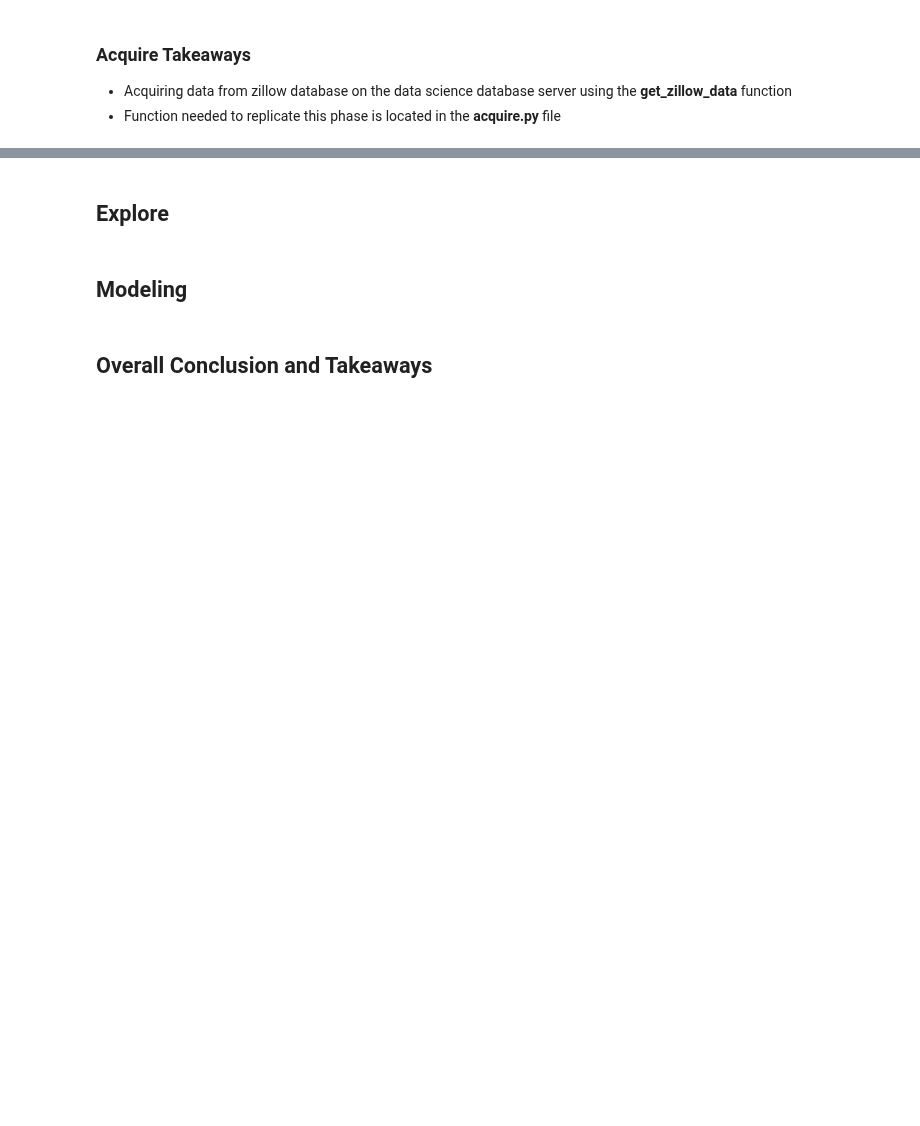
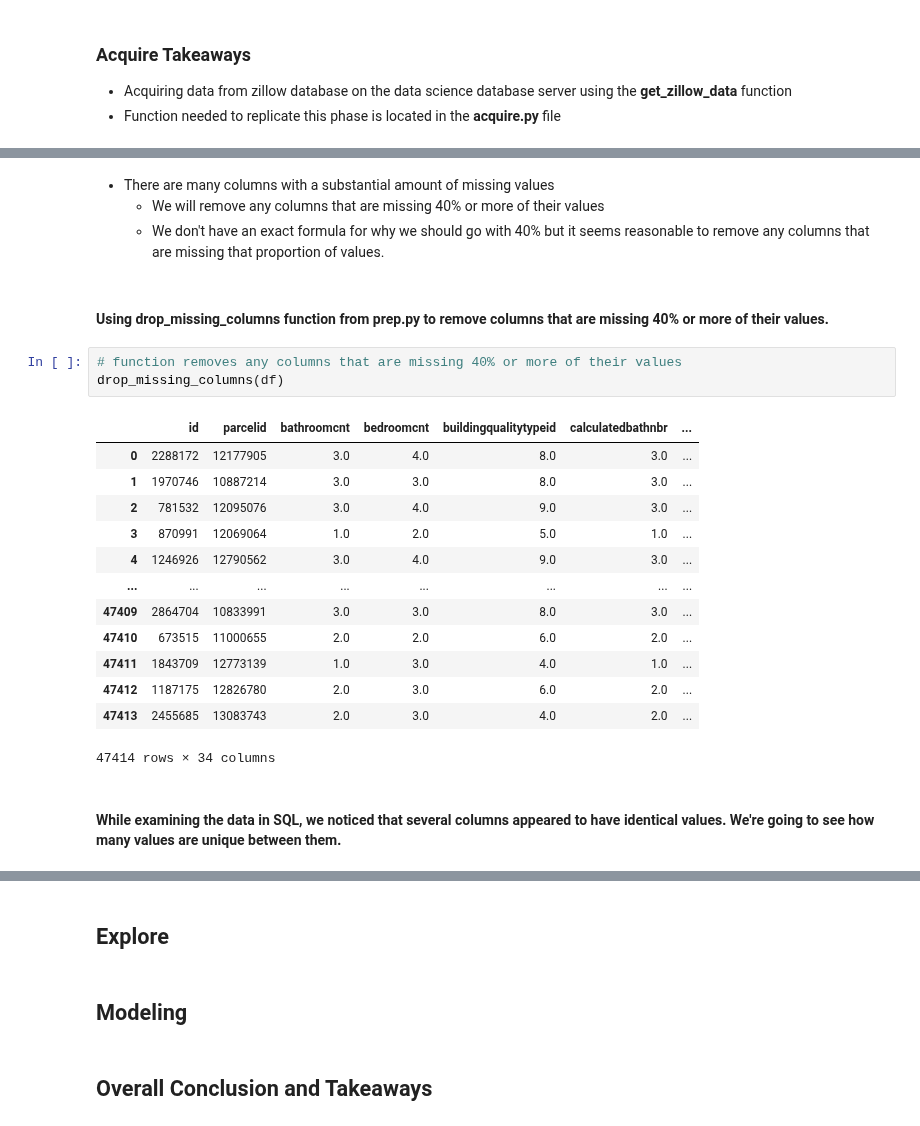
Before and after one commit to SamuelD-Data/zillow_clustering_project, a Jupyter notebook: zillow_clustering_project_notebook.ipynb, the cells around one changed output, grey strips where cells are left out. Cells and saved outputs as stored; diff of their text form; blank space fills up the shorter version.

Commit message:
majority of prep done

```diff
--- a/zillow_clustering_project_notebook.ipynb
+++ b/zillow_clustering_project_notebook.ipynb
@@ -101,0 +174,25 @@ Exact preparatory changes made are detailed in the cells below.
+# %% [markdown]
+- There are many columns with a substantial amount of missing values
+    - We will remove any columns that are missing 40% or more of their values
+    - We don't have an exact formula for why we should go with 40% but it seems reasonable to remove any columns that are missing that proportion of values.
+# %% [markdown]
+#### Using drop_missing_columns function from prep.py to remove columns that are missing 40% or more of their values.
+# %%
+# function removes any columns that are missing 40% or more of their values
+drop_missing_columns(df)
+# %% [output]
+|  | id | parcelid | bathroomcnt | bedroomcnt | buildingqualitytypeid | calculatedbathnbr | ... |
+| 0 | 2288172 | 12177905 | 3.0 | 4.0 | 8.0 | 3.0 | ... |
+| 1 | 1970746 | 10887214 | 3.0 | 3.0 | 8.0 | 3.0 | ... |
+| 2 | 781532 | 12095076 | 3.0 | 4.0 | 9.0 | 3.0 | ... |
+| 3 | 870991 | 12069064 | 1.0 | 2.0 | 5.0 | 1.0 | ... |
+| 4 | 1246926 | 12790562 | 3.0 | 4.0 | 9.0 | 3.0 | ... |
+| ... | ... | ... | ... | ... | ... | ... | ... |
+| 47409 | 2864704 | 10833991 | 3.0 | 3.0 | 8.0 | 3.0 | ... |
+| 47410 | 673515 | 11000655 | 2.0 | 2.0 | 6.0 | 2.0 | ... |
+| 47411 | 1843709 | 12773139 | 1.0 | 3.0 | 4.0 | 1.0 | ... |
+| 47412 | 1187175 | 12826780 | 2.0 | 3.0 | 6.0 | 2.0 | ... |
+| 47413 | 2455685 | 13083743 | 2.0 | 3.0 | 4.0 | 2.0 | ... |
+47414 rows × 34 columns
+# %% [markdown]
+#### While examining the data in SQL, we noticed that several columns appeared to have identical values. We're going to see how many values are unique between them.
```
Also changed, not shown: parts of 24 cells of this notebook.
